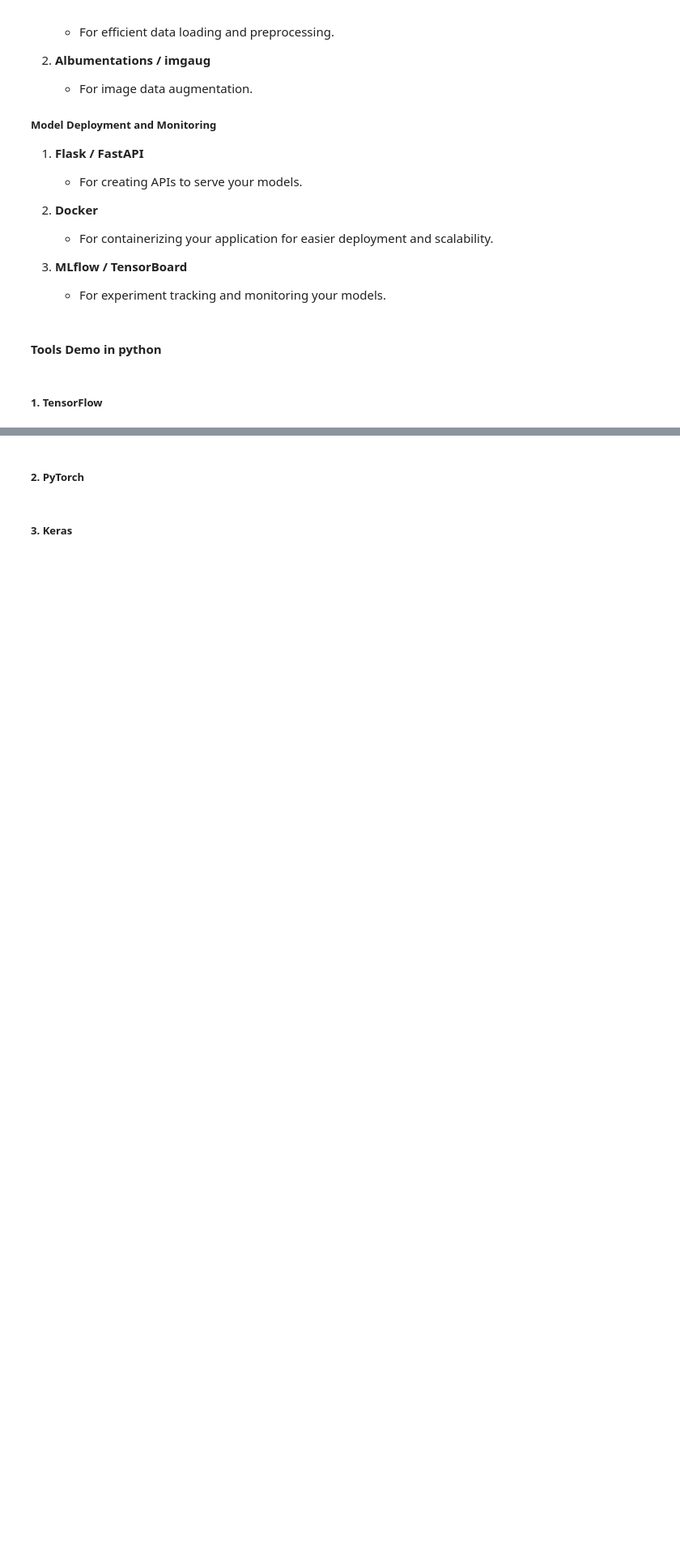
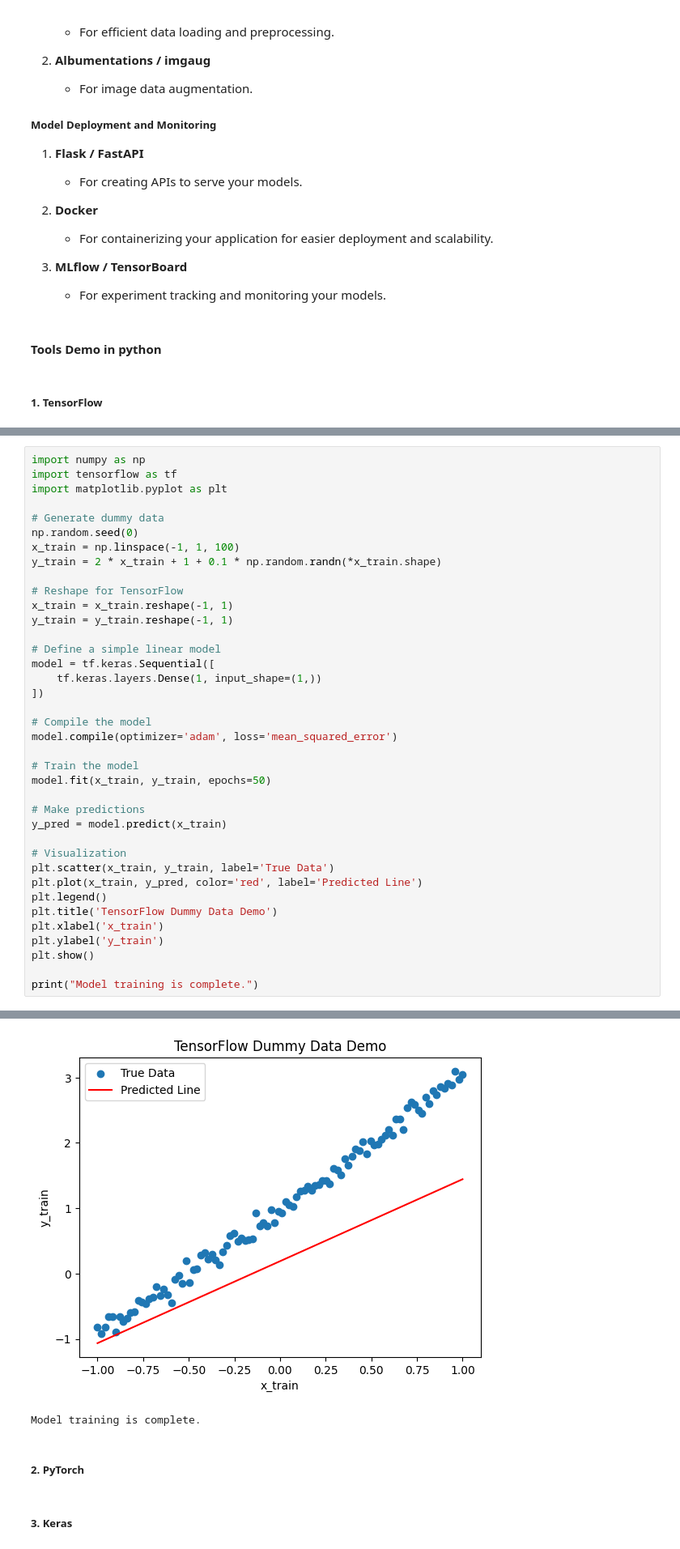
Before and after one commit to natapone/learning_ai_by_coding, a Jupyter notebook: 3-1_DL_fundamental.ipynb, the cells around one changed output, grey strips where cells are left out. Shown at 81% size. Cells and saved outputs as stored; diff of their text form; blank space fills up the shorter version.

Commit message:
demo tensorFlow

```diff
--- a/3-1_DL_fundamental.ipynb
+++ b/3-1_DL_fundamental.ipynb
@@ -121,0 +187,39 @@ The field has seen rapid advancements, enabled by the increasing availability of
+# %%
+import numpy as np
+import tensorflow as tf
+import matplotlib.pyplot as plt
+
+# Generate dummy data
+np.random.seed(0)
+x_train = np.linspace(-1, 1, 100)
+y_train = 2 * x_train + 1 + 0.1 * np.random.randn(*x_train.shape)
+
+# Reshape for TensorFlow
+x_train = x_train.reshape(-1, 1)
+y_train = y_train.reshape(-1, 1)
+
+# Define a simple linear model
+model = tf.keras.Sequential([
+    tf.keras.layers.Dense(1, input_shape=(1,))
+])
+
+# Compile the model
+model.compile(optimizer='adam', loss='mean_squared_error')
+
+# Train the model
+model.fit(x_train, y_train, epochs=50)
+
+# Make predictions
+y_pred = model.predict(x_train)
+
+# Visualization
+plt.scatter(x_train, y_train, label='True Data')
+plt.plot(x_train, y_pred, color='red', label='Predicted Line')
+plt.legend()
+plt.title('TensorFlow Dummy Data Demo')
+plt.xlabel('x_train')
+plt.ylabel('y_train')
+plt.show()
+
+print("Model training is complete.")
+# %% [output]
@@ -122,3 +243,5 @@ The field has seen rapid advancements, enabled by the increasing availability of
+[figure, added]
+Model training is complete.
 # %% [markdown]
 ##### 2. PyTorch
 # %% [markdown]
```
Also changed, not shown: parts of 23 cells of this notebook.
